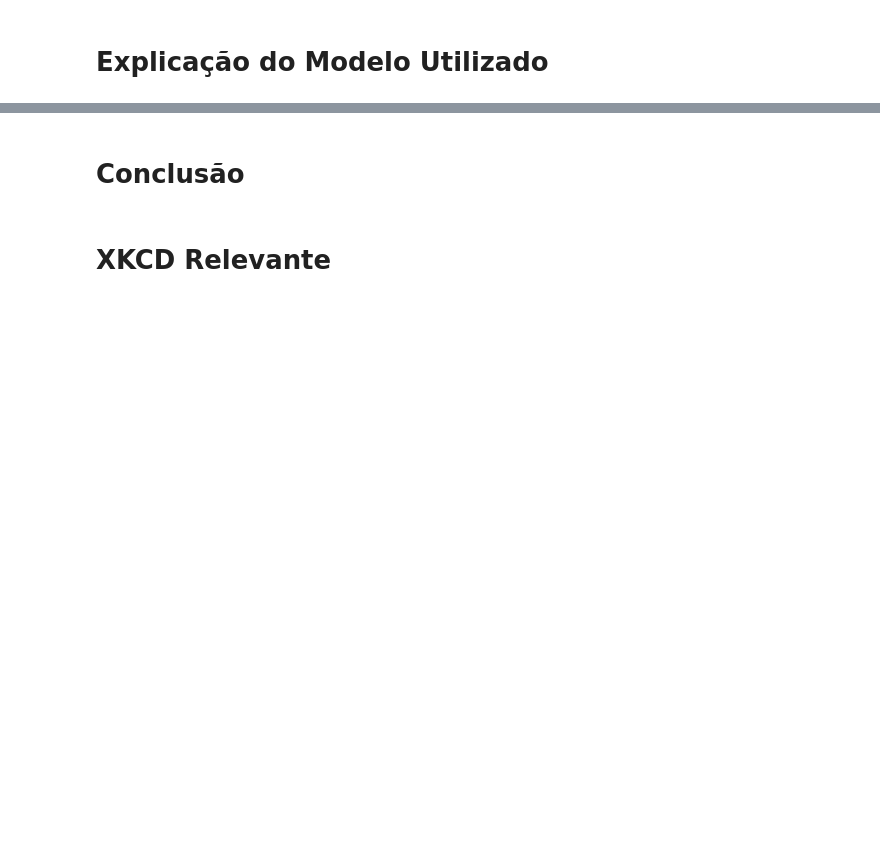
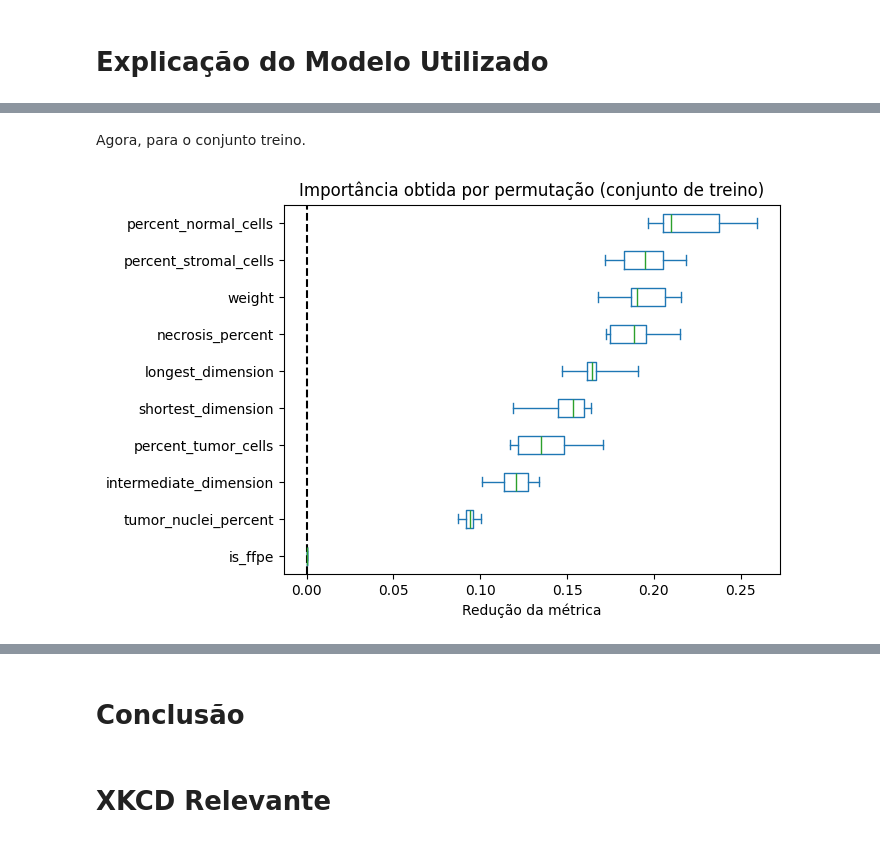
Before and after one commit to A-Triade-Tirathiel/Quest-4-A-batalha-final, a Jupyter notebook: Previsão do Câncer por Tecido.ipynb, the cells around one changed output, grey strips where cells are left out. Saved outputs shown, nothing was run; the diff lists cells and outputs as text; code cells hidden in the pictures; blank space fills up the shorter version.

```diff
--- a/Previsão do Câncer por Tecido.ipynb
+++ b/Previsão do Câncer por Tecido.ipynb
@@ -772,0 +774,26 @@ Pipeline(steps=[('preprocessor',
+# %% [markdown]
+Agora, para o conjunto treino.
+# %%
+resultado = permutation_importance(
+    gradient_boosting,
+    X_treino,
+    y_treino,
+    n_repeats=10,
+    random_state=33,
+    n_jobs=2,
+    scoring="f1_weighted",
+)
+
+indices_ordenados_por_importancia = resultado.importances_mean.argsort()
+
+df_imp = pd.DataFrame(
+    resultado.importances[indices_ordenados_por_importancia].T,
+    columns=X.columns[indices_ordenados_por_importancia],
+)
+
+eixo = df_imp.plot.box(vert=False, whis=10)
+eixo.set_title("Importância obtida por permutação (conjunto de treino)")
+eixo.axvline(x=0, color="k", linestyle="--")
+eixo.set_xlabel("Redução da métrica")
+# %% [output]
+[figure, added]
```
Also changed, not shown: parts of 11 cells of this notebook.
